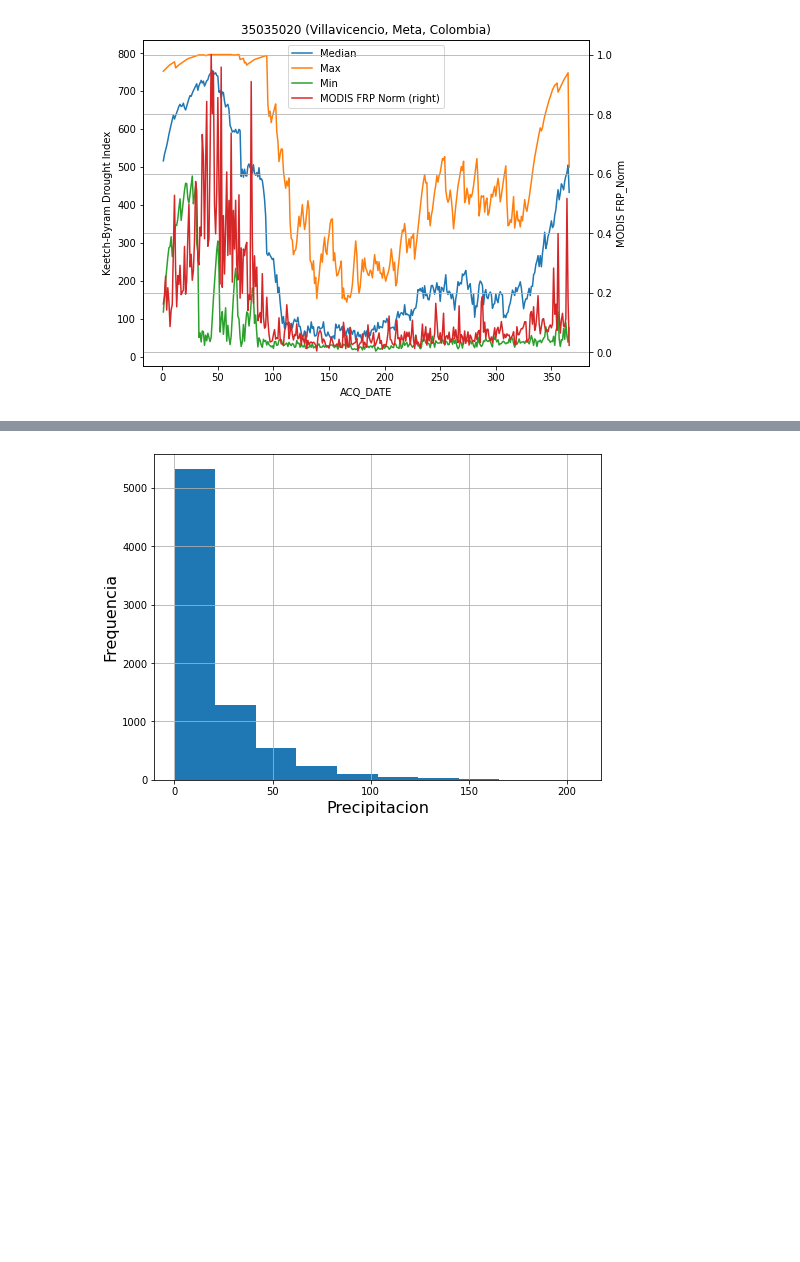
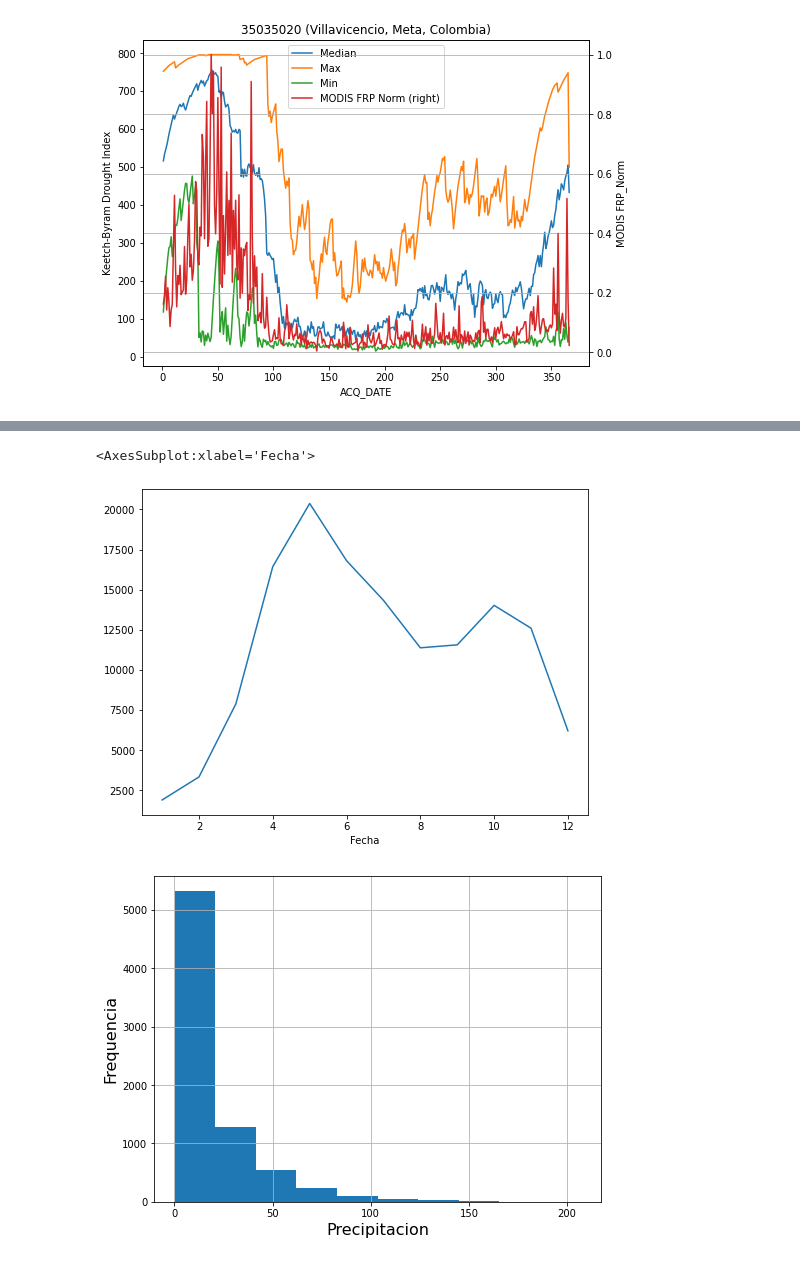
Before and after one commit to wmjolly/SAR-Colombia, a Jupyter notebook: SAR-CO-Example.ipynb, the cells around one changed output, grey strips where cells are left out. Saved outputs shown, nothing was run; the diff lists cells and outputs as text; code cells hidden in the pictures; blank space fills up the shorter version.

```diff
--- a/SAR-CO-Example.ipynb
+++ b/SAR-CO-Example.ipynb
@@ -341,3 +341,8 @@ if(fout != ""):
+# %%
+dat.Precipitacion.groupby(dat.Fecha.dt.month).sum().plot()
+# %% [output]
+<AxesSubplot:xlabel='Fecha'>
+[figure, added]
 # %%
 spi = SPI()
 numdays = 180
```
Also changed, not shown: parts of 59 cells of this notebook, 1 other file.
